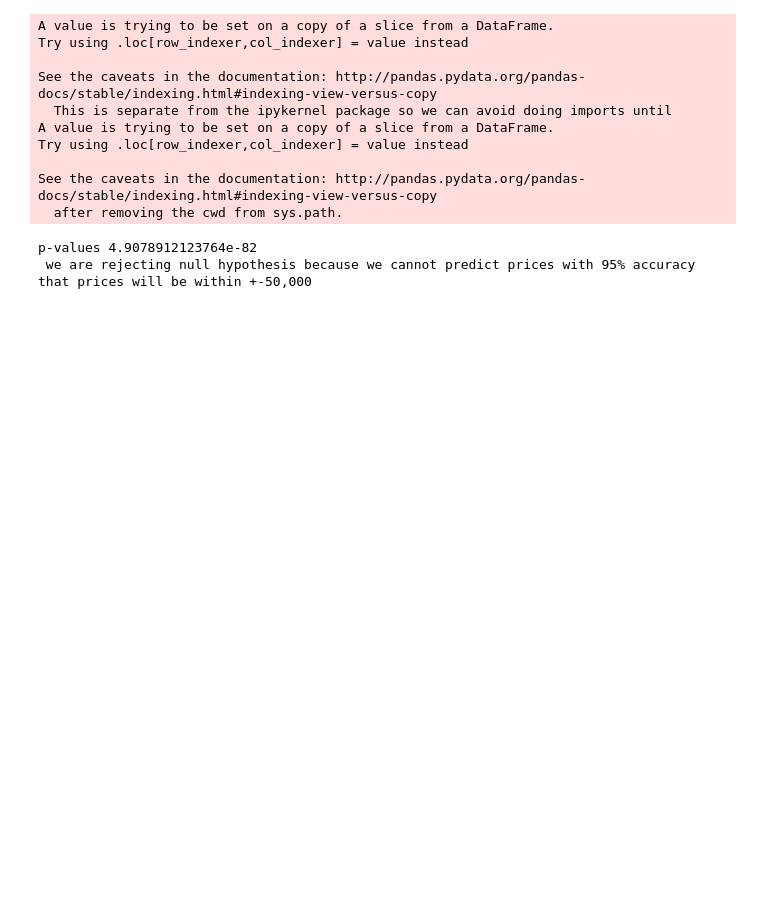
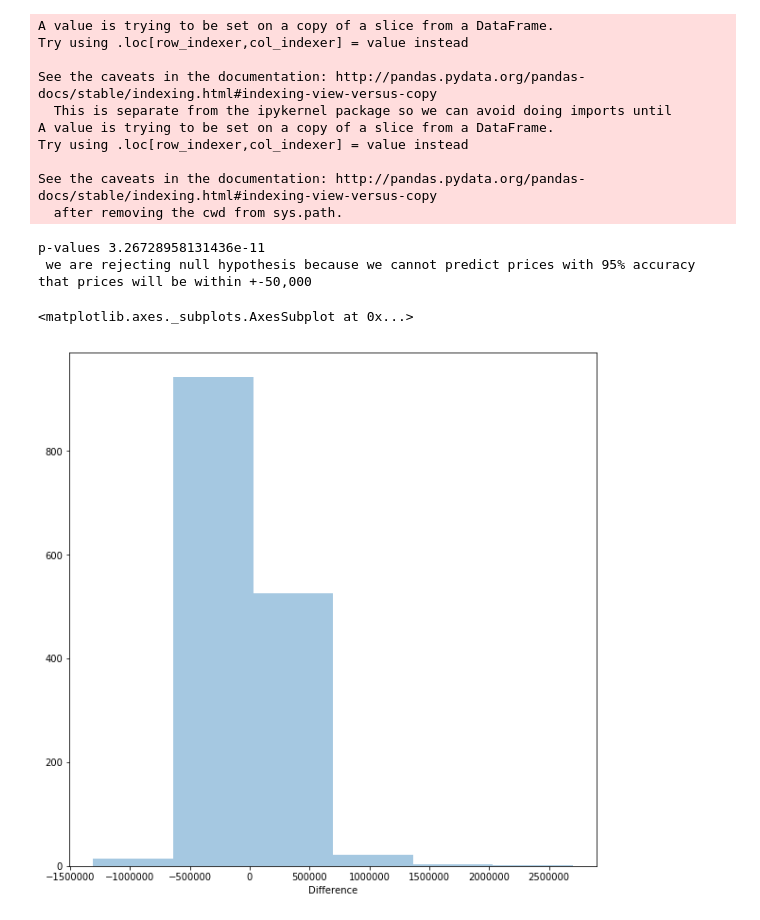
Before and after one commit to sudipsiwakoti/Assignment_2, a Jupyter notebook: Assignment2_working.ipynb, the cells around one changed output. Cells and saved outputs as stored; diff of their text form; code cells hidden in the pictures; blank space fills up the shorter version.

```diff
--- a/Assignment2_working.ipynb
+++ b/Assignment2_working.ipynb
@@ -268,7 +273,7 @@ DecisionTreeRegressor(criterion='mse', max_depth=None, max_features=None,
                       presort=False, random_state=564, splitter='best')
 # %%
 #creating random forest model
-rf = RandomForestRegressor(n_estimators = 500)
+rf = RandomForestRegressor(n_estimators = 1000)
 rf.fit(Rf_train_X, Rf_train_y.values.ravel())
 # %% [output]
 RandomForestRegressor(bootstrap=True, criterion='mse', max_depth=None,
@@ -370,7 +375,7 @@ p-values 7.793852096369793e-100
 
 rf_diff = Rf_test_y
 rf_diff['Prediction']= rf_predict
-rf_diff['Difference']= abs(rf_diff.Price- rf_diff.Prediction)
+rf_diff['Difference']= rf_diff.Price- rf_diff.Prediction
 # %% [output]
 A value is trying to be set on a copy of a slice from a DataFrame.
 Try using .loc[row_indexer,col_indexer] = value instead
@@ -387,10 +392,15 @@ rf_predicted_mean = np.mean(rf_diff.Difference)
 
 tset, pval = ttest_1samp(rf_diff.Difference, 50000)
 print('p-values',pval)
-if pval < 0.50:    # alpha value is 0.05 or 5%
+if pval < 0.050:    # alpha value is 0.05 or 5%
    print(" we are rejecting null hypothesis because we cannot predict prices with 95% accuracy that prices will be within +-50,000")
 else:
   print("we are accepting null hypothesis because we can predict prices with 95% accuracy that prices will be within +-50,000")
 # %% [output]
-p-values 4.9078912123764e-82
+p-values 3.26728958131436e-11
  we are rejecting null hypothesis because we cannot predict prices with 95% accuracy that prices will be within +-50,000
+# %%
+sns.distplot(rf_diff.Difference, bins=6, hist=True, kde=False)
+# %% [output]
+<matplotlib.axes._subplots.AxesSubplot at 0x...>
+[figure, added]
```
Also changed, not shown: parts of 14 cells of this notebook.
